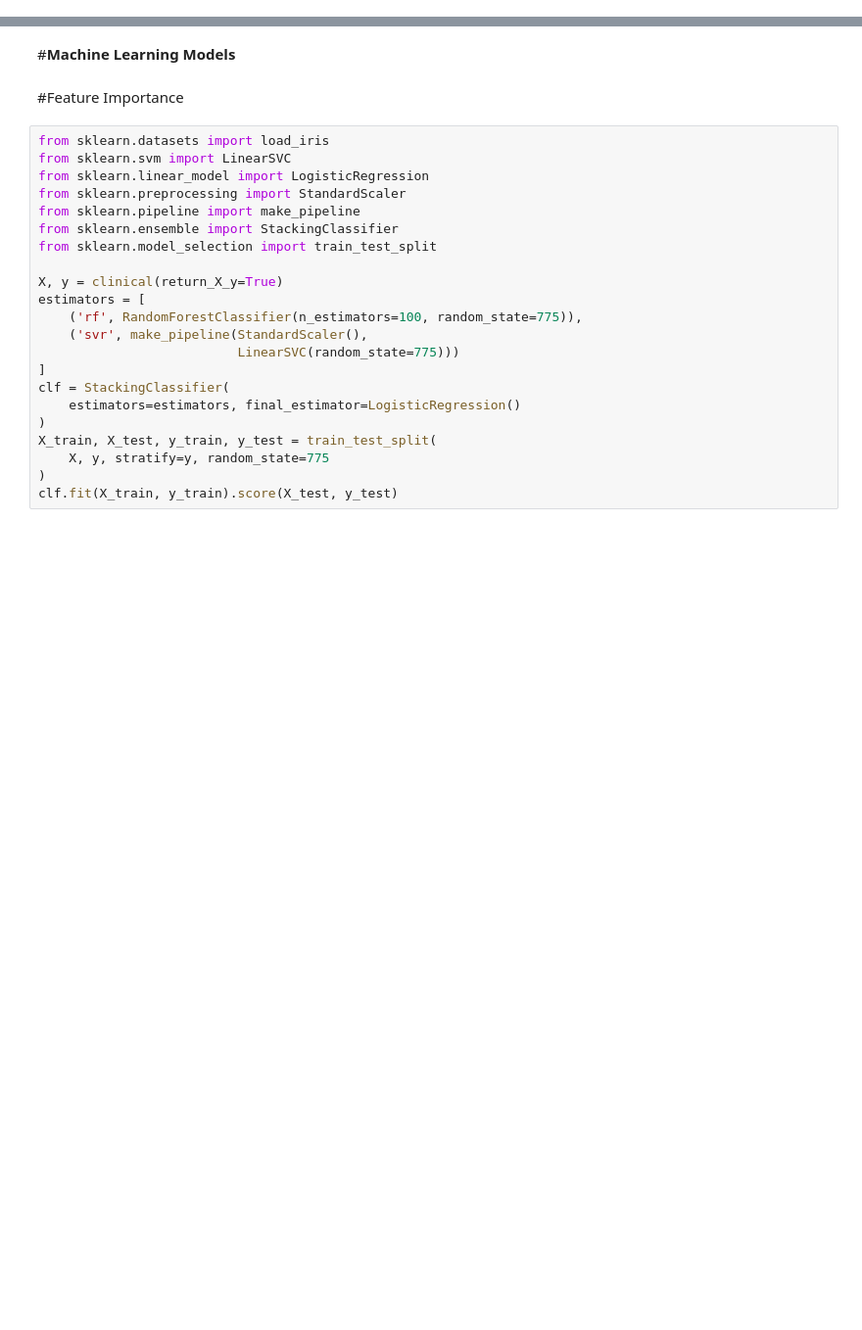
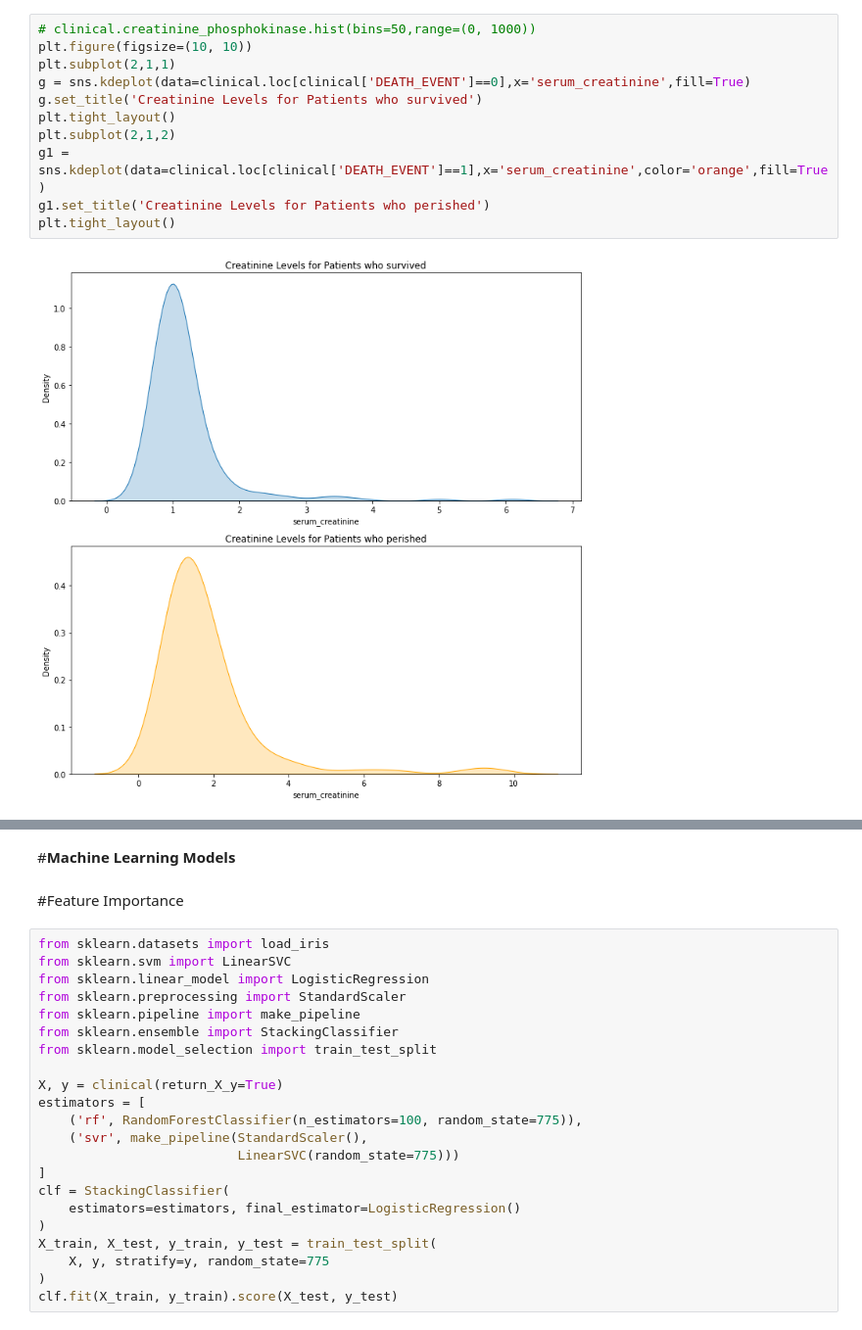
Before and after one commit to AntonioMoralCevallos/Predicting_Fatal_Heart_Failure-Project, a Jupyter notebook: Final_Deliverable_7b.ipynb, the cells around one changed output, grey strips where cells are left out. Shown at 98% size. Drawn from its saved outputs; the diff is of its cells as text; blank space fills up the shorter version.

```diff
--- a/Final_Deliverable_7b.ipynb
+++ b/Final_Deliverable_7b.ipynb
@@ -59,0 +167,13 @@ clinical.info()
+# %%
+# clinical.creatinine_phosphokinase.hist(bins=50,range=(0, 1000))
+plt.figure(figsize=(10, 10))
+plt.subplot(2,1,1)
+g = sns.kdeplot(data=clinical.loc[clinical['DEATH_EVENT']==0],x='serum_creatinine',fill=True)
+g.set_title('Creatinine Levels for Patients who survived')
+plt.tight_layout()
+plt.subplot(2,1,2)
+g1 = sns.kdeplot(data=clinical.loc[clinical['DEATH_EVENT']==1],x='serum_creatinine',color='orange',fill=True)
+g1.set_title('Creatinine Levels for Patients who perished')
+plt.tight_layout()
+# %% [output]
+[figure, added]
```
Also changed, not shown: parts of 37 cells of this notebook.
